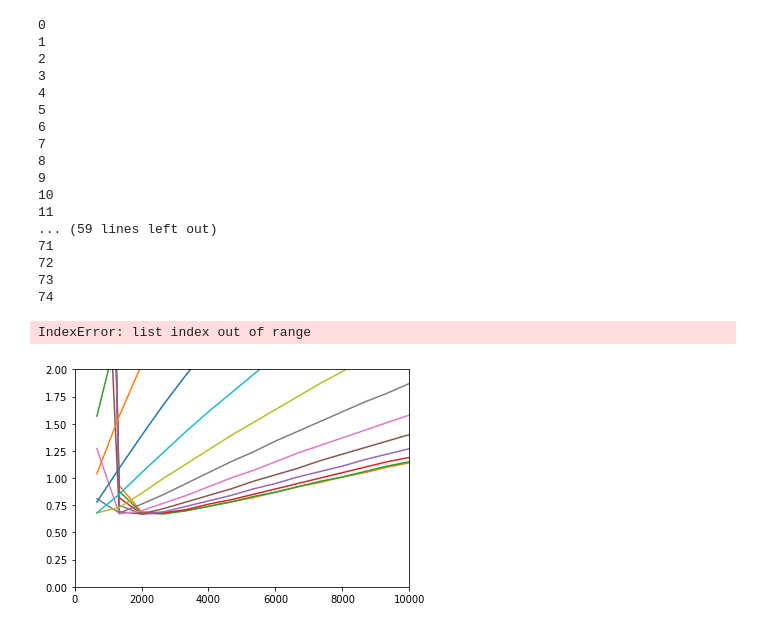
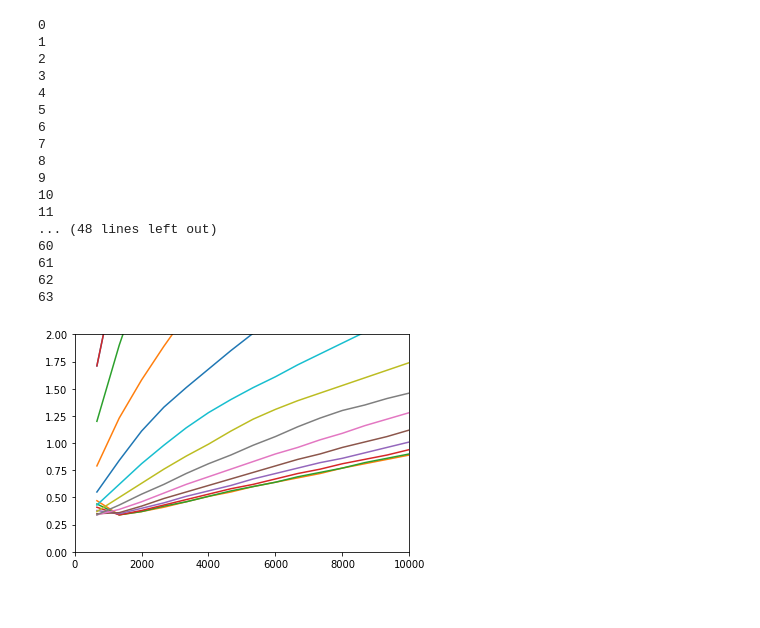
Before and after one commit to massanf/3Sexperiment, a Jupyter notebook: E1/graphing.ipynb, the cells around one changed output. Saved outputs shown, nothing was run; the diff lists cells and outputs as text; code cells hidden in the pictures.

```diff
--- a/E1/graphing.ipynb
+++ b/E1/graphing.ipynb
@@ -5,6 +5,7 @@ import sys
 import math
 import matplotlib.pyplot as plt
 import numpy as np
+import os
 
 file = open("電界分布計算結果.csv")
 csv_reader = csv.reader(file)
@@ -17,11 +18,10 @@ Er = []
 Ez = []
 E = []
 alpha = []
-pcmhg = [i for i in range (1, 76)] #P(cmHg)
+pcmhg = [i/1 for i in range (1, 65)] #P(cmHg)
 #print(pcmhg)
 ppa = [(101325.0/760.0) * k * 10 for k in pcmhg]
 ptorr = [i * 0.00750062 for i in ppa] #P(torr)
-p = [i for i in range (0, 50)]
 
 n = []
 pd = []
@@ -49,11 +49,12 @@ for i in range (0, 13):
 
 for k in range (0, len(ptorr)):
     print(k)
+    os.system('cls')
     vs_path_list = []
     for path in range (0,13):  #すべてのpathを試す
         vs = 0
         integral = 0
-        while (integral < K):   #Vを変えて試す　積分がKを上回ったらおわり
+        while (integral*2 < K):   #Vを変えて試す　積分がKを上回ったらおわり
             vs += 0.01      #Vを0Vから0.1ずつ増やしていく
 
             #数値積分-------------------------------
@@ -61,7 +62,6 @@ for k in range (0, len(ptorr)):
             integral = 0
             for i in range (path_list[path]+1, path_list[path+1]): #z=0~0.5で積分 (gap=0.5, r=0のデータを使う)
                 Enew = vs * E[i]  #vsに合わせてEも調整
-
                 #print(z[i])
                 #alphaの計算  %
                 if(Enew/ptorr[k]<31.6):
@@ -78,41 +78,38 @@ for k in range (0, len(ptorr)):
                     alpha = 15.0 * ptorr[k] * math.exp(-365.0/(Enew/ptorr[k]))
 
                 integral += np.sqrt((z[i]-z[i-1])**2+(r[i]-r[i-1])**2)*0.1*alpha  #積分
-                #print(np.sqrt((z[i]-z[i-1])**2+(r[i]-r[i-1])**2))
 
             #------------------------------------
 
             if (vs>10): break
-
         vs_min_list[path].append(vs)
 
     pd.append(ppa[k]*d)   #[Pa・mm]
     vs_list.append(vs)
 
 plt.plot(pd,vs_list)
 plt.xlim(0,10000)
 plt.ylim(0,2)
 
-for i in range (0,14):
+for i in range (0,13):
     plt.plot(pd,vs_min_list[i])
 # %% [output]
 0
 1
 2
 3
 4
 5
 6
 7
 8
 9
 10
 11
-... (59 lines left out)
-71
-72
-73
-74
+... (48 lines left out)
+60
+61
+62
+63
-IndexError: list index out of range
-[figure, old version]
+[figure, new version]
 # %%
```
Also changed, not shown: parts of 1 cell of this notebook, 6 other files.
